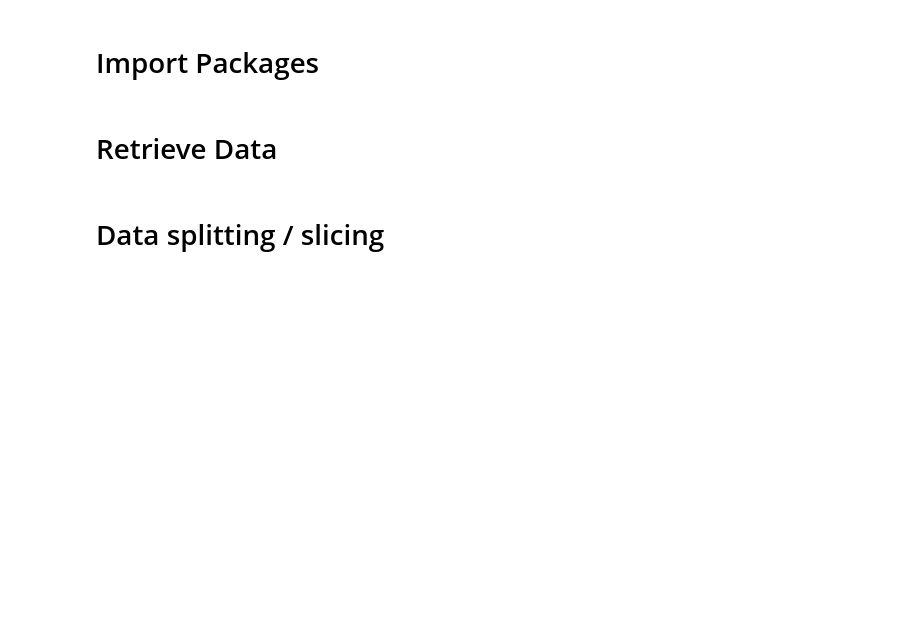
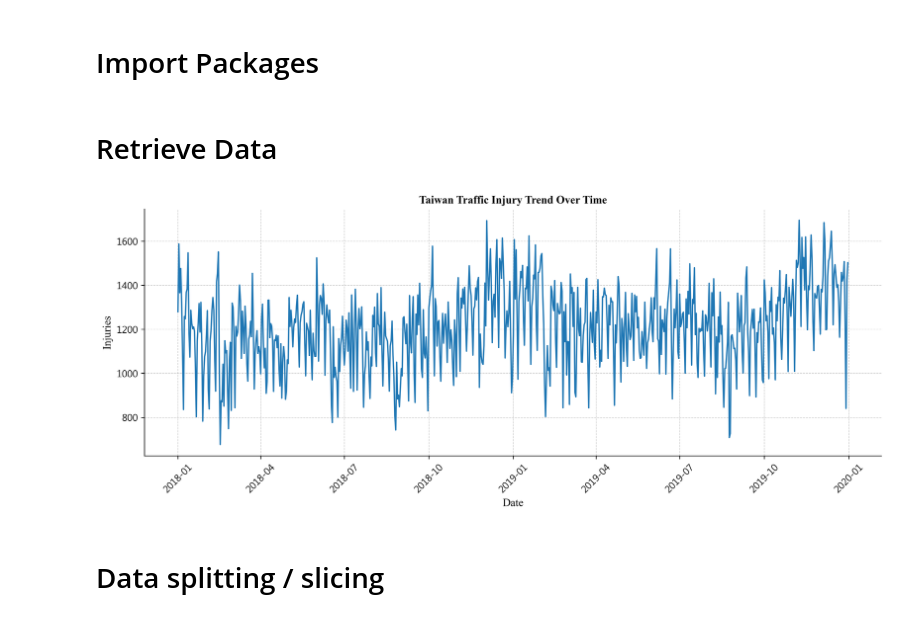
Before and after one commit to nchu-machine-learning/Taiwan-Traffic-Safety-Forecast-System, a Jupyter notebook: experiment/E_1.ipynb, the cells around one changed output. Cells and saved outputs as stored; diff of their text form; code cells hidden in the pictures; blank space fills up the shorter version.

Commit message:
feat: figure update

```diff
--- a/experiment/E_1.ipynb
+++ b/experiment/E_1.ipynb
@@ -28,6 +29,42 @@ with open('../Data/source_data.pkl', 'rb') as f:
 df_list, date_range = data_imputer(df)
 date_num = date_range.values
 sequences = get_dict_from_pd(df_list, 'address1', '受傷')
+# %%
+dataset = pd.concat(df_list)
+dataset_grouped = dataset.groupby("datetime").sum(numeric_only=True)
+
+# Create a high-DPI figure for publication quality
+fig, ax = plt.subplots(figsize=(12, 5), dpi=300)
+
+# Plot the data
+ax.plot(dataset_grouped.index, dataset_grouped.iloc[:, 0],
+        linewidth=1.5, label='Injuries')
+
+# Set axis labels
+ax.set_xlabel("Date", fontsize=12, fontname="Times New Roman")
+ax.set_ylabel("Injuries", fontsize=12, fontname="Times New Roman")
+
+# Set title in bold
+ax.set_title("Taiwan Traffic Injury Trend Over Time", fontsize=12, fontname="Times New Roman", fontweight='bold')
+
+# Format x-axis ticks
+ax.tick_params(axis='x', rotation=45)
+
+# Remove top and right spines for IEEE style
+ax.spines['top'].set_visible(False)
+ax.spines['right'].set_visible(False)
+
+# Add grid for better readability
+ax.grid(True, linestyle="--", linewidth=0.6, alpha=0.7)
+
+
+# Adjust layout for better readability
+plt.tight_layout()
+
+# Show the plot
+plt.show()
+# %% [output]
+[figure, added]
 # %% [markdown]
 # Data splitting / slicing
 # %%
```
Also changed, not shown: parts of 3 cells of this notebook, 3 other files.
